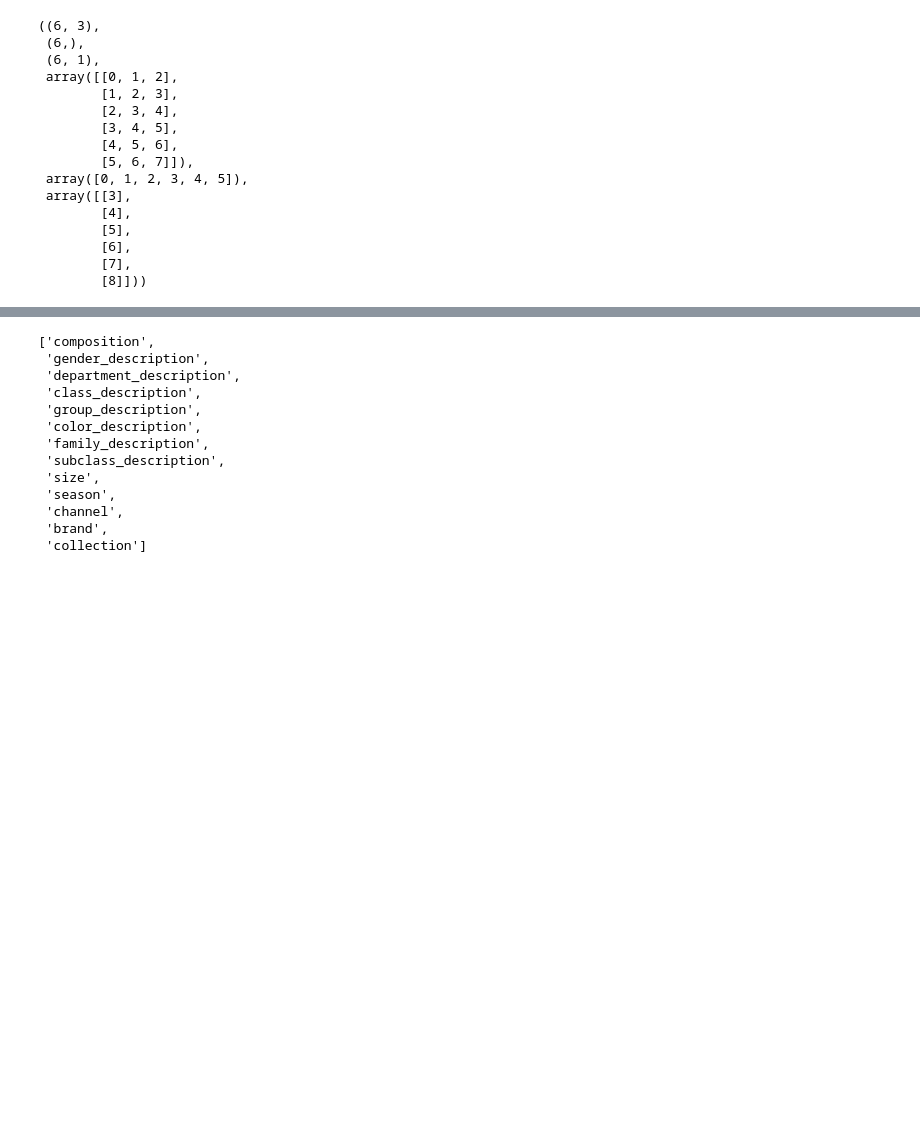
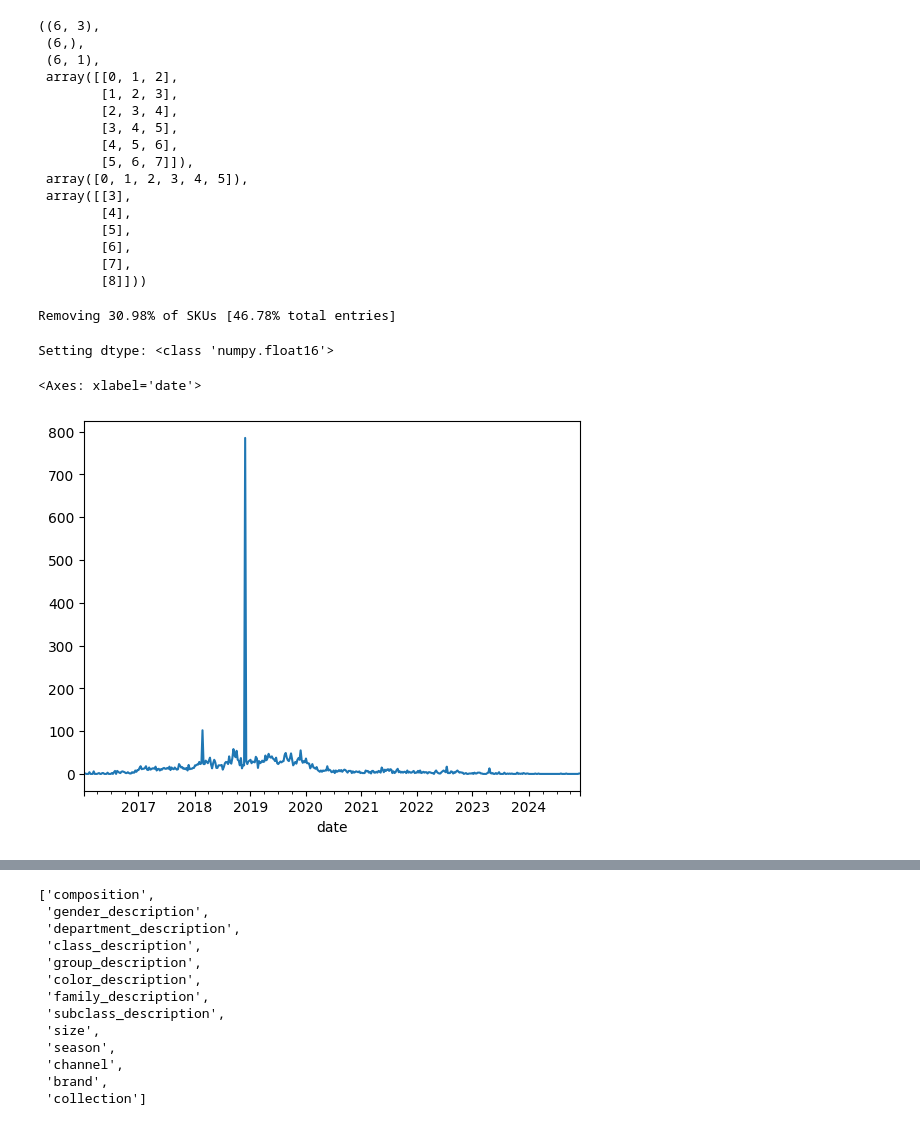
Before and after one commit to alessiosavi/demand-forecast, a Jupyter notebook: sales_v2.ipynb, the cells around one changed output, grey strips where cells are left out. Drawn from its saved outputs; the diff is of its cells as text; code cells hidden in the pictures; blank space fills up the shorter version.

```diff
--- a/sales_v2.ipynb
+++ b/sales_v2.ipynb
@@ -202,6 +231,6 @@ def get_features(df: pd.DataFrame, col_feature: str):
 # %%
-# mask = series.isna().any(axis=1)
-# print(
-#     f"Removing {len(series.loc[mask, 'sku'].unique())} SKU that does not have categorical data [{mask.sum()}] weeks]"
-# )
-# series = series[~mask].copy()
+mask = series.isna().any(axis=1)
+print(
+    f"Removing {len(series.loc[mask, 'sku'].unique())} SKU that does not have categorical data [{mask.sum()}] weeks"
+)
+series = series[~mask].copy()
@@ -239,26 +270,44 @@ _x.shape, _cat.shape, _y.shape, _x, _cat, _y
         [7],
         [8]]))
 # %%
-# # Removing SKUs that do not have at least:
-# # - 1 example for train and 1 for test
-# # - 90% of empty data
+# Removing SKUs that do not have at least:
+# - 1 example for train and 1 for test
+# - 90% of empty data
 
-# skus_to_remove = (
-#     series.groupby("sku")
-#     .filter(
-#         lambda x: len(x) <= (window + n_out + 2)
-#         or (x["qty"] == 0).sum() / len(x) >= max_zeros_in_sku
-#     )["sku"]
-#     .unique()
-# )
-# mask = series["sku"].isin(skus_to_remove)
-# _percent_sku_removed = round(len(skus_to_remove) / len(series["sku"].unique()) * 100, 2)
-# _percent_entries_removed = round(mask.sum() / len(mask) * 100, 2)
-# print(
-#     f"Removing {_percent_sku_removed}% of SKUs [{_percent_entries_removed}% total entries]"
-# )
-# series = series[~mask].copy()
+
+def filter_sku(df):
+    """Filters a single product based on length and zero percentage."""
+    if len(df) < (window + n_out + 2):
+        return False  # Too short
+    zero_percentage = (df["qty"] == 0).sum() / len(df)
+    return zero_percentage < max_zeros_in_sku
+
+
+skus_to_remove = series.groupby("sku").filter(filter_sku)["sku"].unique()
+mask = series["sku"].isin(skus_to_remove)
+_percent_sku_removed = round(len(skus_to_remove) / len(series["sku"].unique()) * 100, 2)
+_percent_entries_removed = round(((mask).sum() / len(series)) * 100, 2)
+print(
+    f"Removing {_percent_sku_removed}% of SKUs [{_percent_entries_removed}% total entries]"
+)
+series = series[mask].copy()
+# %% [output]
+Removing 30.98% of SKUs [46.78% total entries]
+# %%
+max_value = series["qty"].max()
+for dtype in [np.float16, np.float32, np.float64]:
+    if max_value <= np.finfo(dtype).max:
+        print(f"Setting dtype: {dtype}")
+        series["qty"] = series["qty"].astype(dtype)
+        break
+# %% [output]
+Setting dtype: <class 'numpy.float16'>
 # %%
-# data = series[series["sku"] == "MWL150E-00139-100"]["qty"]
-# data.plot()
+outlier_sku = "MWL150E-00139-100"
+_mask = series["sku"] == outlier_sku
+data = series.loc[_mask, "qty"]
+data.plot()
+# %% [output]
+<Axes: xlabel='date'>
+[figure, added]
 # %%
```
Also changed, not shown: parts of 32 cells of this notebook.
